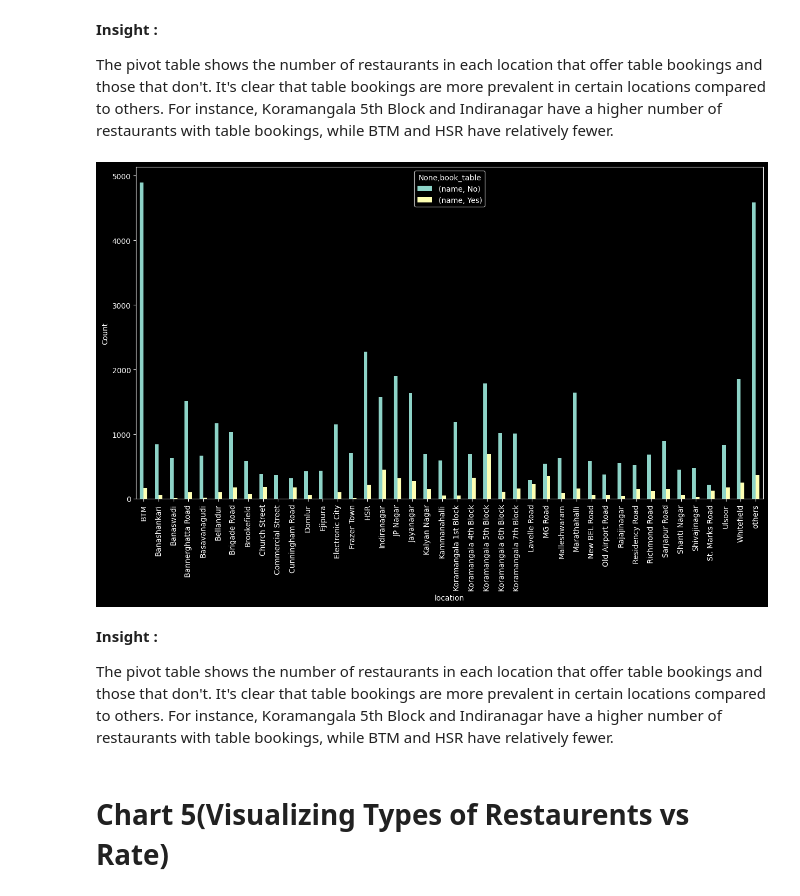
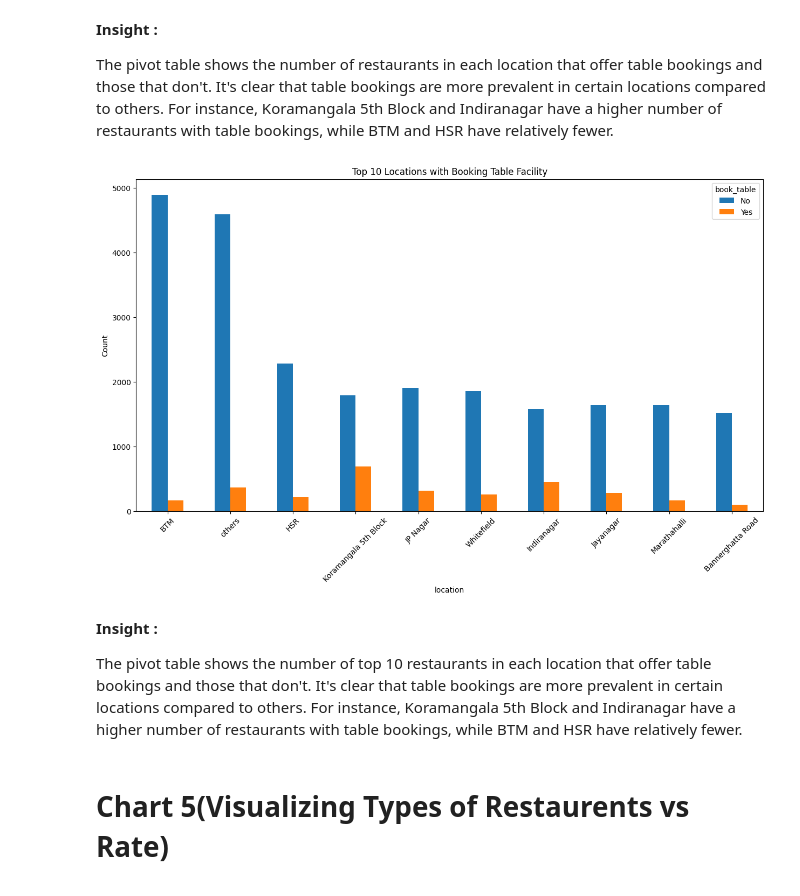
Before and after one commit to Akansha2401/Sprint1, a Jupyter notebook: Zomata_dataset_analysis_pythoncode.ipynb, the cells around one changed output. Cells and saved outputs as stored; diff of their text form; code cells hidden in the pictures.

```diff
--- a/Zomata_dataset_analysis_pythoncode.ipynb
+++ b/Zomata_dataset_analysis_pythoncode.ipynb
@@ -126,13 +126,21 @@ Installing necessary libraries for data manipulation and visualization
 # %% [markdown]
 # *Import necessary packages*
 # %%
-# Importing the necessary packages for data manipulation and visualisation
+# Importing the necessary packages for data manipulation and visualization
 import pandas as pd   # Data Manipulation
 import matplotlib.pyplot as plt   # Data Visualization
 import numpy as np   # Mathematical Calculation
 import seaborn as sns   # Advanced Data Visualization based on matplotlib
 import sidetable as stb   # Extends pandas with additional summary tables
-plt.style.use('dark_background') #The theme of the plot has been set to dark background
+
+# Set a light background manually
+plt.rcParams.update({
+    'axes.facecolor': 'white',    # Background color of the plot
+    'axes.edgecolor': 'black',    # Color of the border lines
+    'grid.color': 'lightgray',    # Gridline color
+    'grid.linestyle': '-',        # Gridline style
+    'grid.alpha': 0.7             # Gridline transparency
+})
 # %% [markdown]
 **Insight**
 Imported all necessary packages
@@ -903,19 +934,42 @@ df2
 
 The pivot table shows the number of restaurants in each location that offer table bookings and those that don't. It's clear that table bookings are more prevalent in certain locations compared to others. For instance, Koramangala 5th Block and Indiranagar have a higher number of restaurants with table bookings, while BTM and HSR have relatively fewer.
 # %%
-# Create a bar plot for the pivot table df2
-# The plot size is set to 15x8 for a wider display
-df2.plot(kind='bar', figsize=(15,8))
+# Group the dataframe by 'location' and 'book_table', then count the occurrences of 'name'
+df2 = df.groupby(['location', 'book_table'])['name'].count()
+
+# Save the grouped data to a CSV file named 'location_book_table.csv'
+df2.to_csv('location_book_table.csv')
+
+# Read the CSV file back into a dataframe
+df2 = pd.read_csv('location_book_table.csv')
+
+# Create a pivot table with 'location' as the index and 'book_table' as the columns, filling missing values with 0
+df2 = pd.pivot_table(df2, values='name', index=['location'], columns=['book_table'], fill_value=0, aggfunc=np.sum)
+
+# Sort by the total count across 'book_table' types and select the top 10 locations
+df2['Total'] = df2.sum(axis=1)
+df2_top10 = df2.sort_values(by='Total', ascending=False).head(10).drop(columns='Total')
+
+# Create a bar plot for the top 10 locations
+df2_top10.plot(kind='bar', figsize=(15, 8))
+
 # Add the y-axis label
 plt.ylabel('Count')
+
+# Rotate the x-axis labels by 90 degrees for better readability
+plt.xticks(rotation=45)
+
+# Set the title for the bar plot
+plt.title('Top 10 Locations with Booking Table Facility')
+
 # Display the plot
 plt.show()
 # %% [output]
-[figure, old version]
+[figure, new version]
 # %% [markdown]
 **Insight :**
 
-The pivot table shows the number of restaurants in each location that offer table bookings and those that don't. It's clear that table bookings are more prevalent in certain locations compared to others. For instance, Koramangala 5th Block and Indiranagar have a higher number of restaurants with table bookings, while BTM and HSR have relatively fewer.
+The pivot table shows the number of top 10 restaurants in each location that offer table bookings and those that don't. It's clear that table bookings are more prevalent in certain locations compared to others. For instance, Koramangala 5th Block and Indiranagar have a higher number of restaurants with table bookings, while BTM and HSR have relatively fewer.
 # %% [markdown]
 # **Chart 5(Visualizing Types of Restaurents vs Rate)**
 # %%
```
Also changed, not shown: parts of 8 cells of this notebook, 3 other files.
